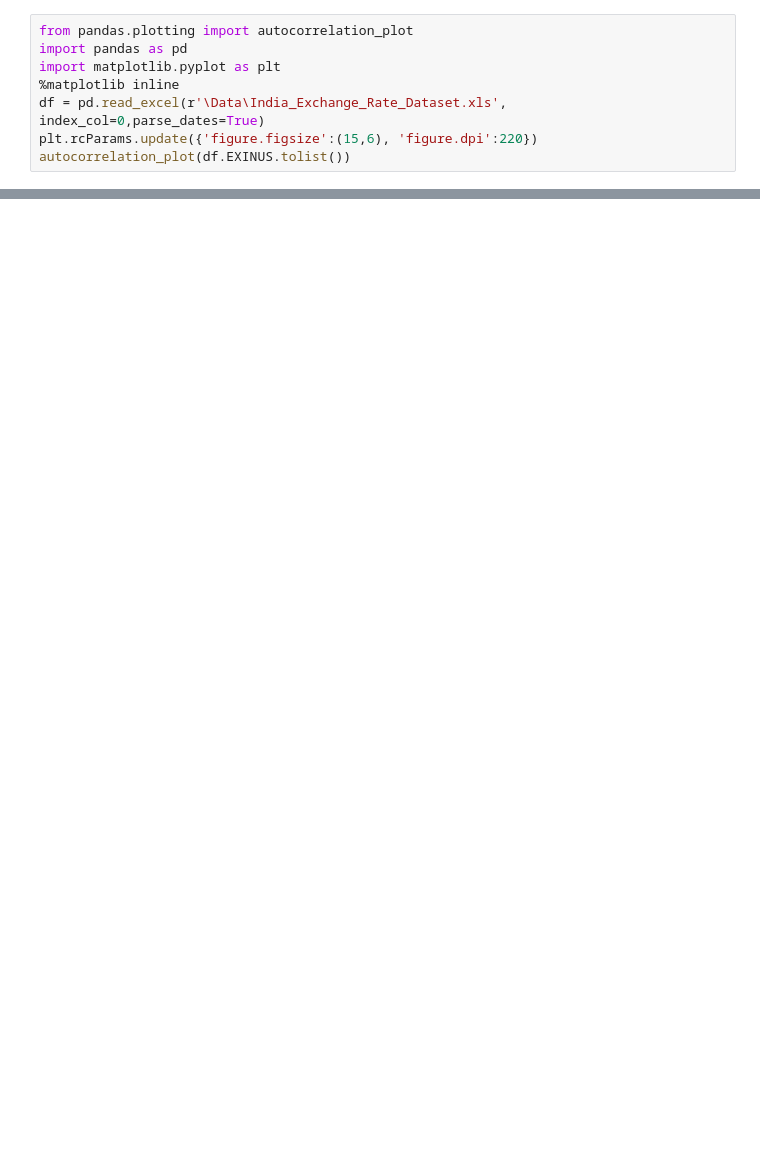
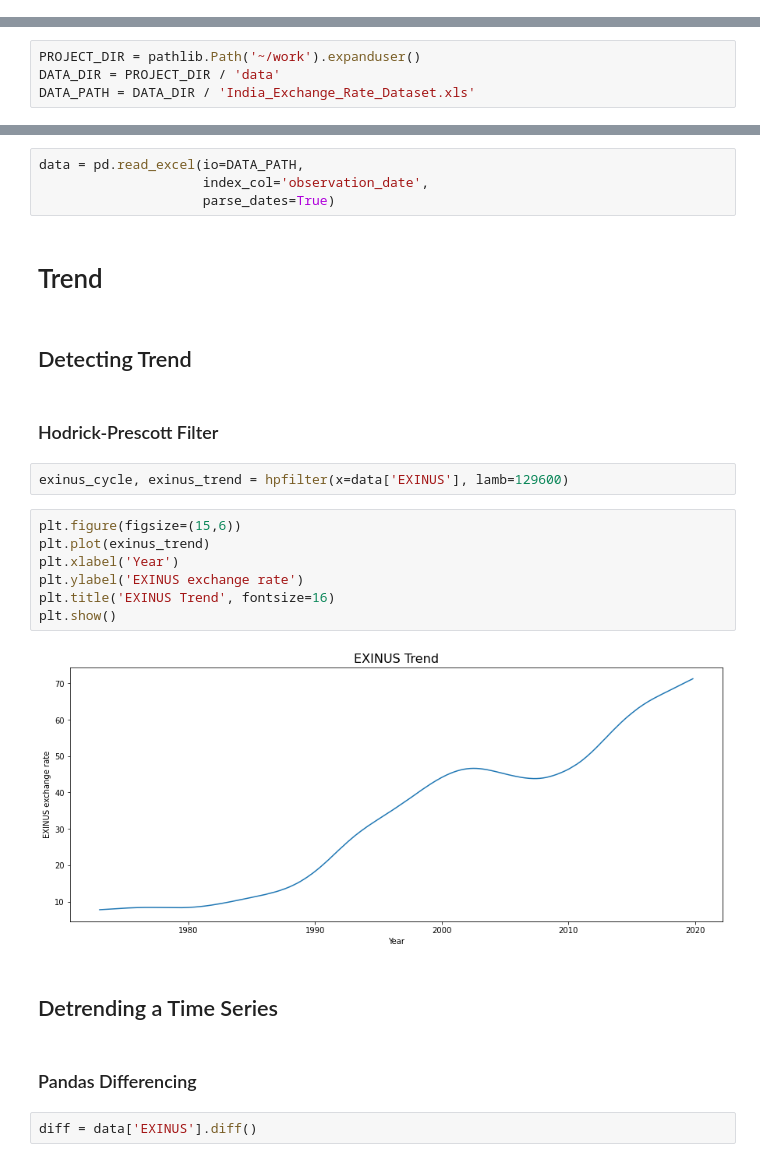
Before and after one commit to rjafarau/hands-on-time-series-analysis-python, a Jupyter notebook: source/CH01_Time_Series_Characteristics.ipynb, the cells around one changed output, grey strips where cells are left out. Saved outputs shown, nothing was run; the diff lists cells and outputs as text; blank space fills up the shorter version.

Commit message:
Complete chapter 1 Time Series Characteristics

```diff
--- a/source/CH01_Time_Series_Characteristics.ipynb
+++ b/source/CH01_Time_Series_Characteristics.ipynb
@@ -97,9 +0,0 @@ plt.show()
-# %%
-from pandas.plotting import autocorrelation_plot
-import pandas as pd
-import matplotlib.pyplot as plt
-%matplotlib inline
-df = pd.read_excel(r'\Data\India_Exchange_Rate_Dataset.xls',
-index_col=0,parse_dates=True)
-plt.rcParams.update({'figure.figsize':(15,6), 'figure.dpi':220})
-autocorrelation_plot(df.EXINUS.tolist())
@@ -170,0 +15,4 @@ result.plot();
+# %%
+PROJECT_DIR = pathlib.Path('~/work').expanduser()
+DATA_DIR = PROJECT_DIR / 'data'
+DATA_PATH = DATA_DIR / 'India_Exchange_Rate_Dataset.xls'
@@ -170,0 +21,27 @@ result.plot();
+# %%
+data = pd.read_excel(io=DATA_PATH,
+                     index_col='observation_date',
+                     parse_dates=True)
+# %% [markdown]
+# Trend
+# %% [markdown]
+## Detecting Trend
+# %% [markdown]
+### Hodrick-Prescott Filter
+# %%
+exinus_cycle, exinus_trend = hpfilter(x=data['EXINUS'], lamb=129600)
+# %%
+plt.figure(figsize=(15,6))
+plt.plot(exinus_trend)
+plt.xlabel('Year')
+plt.ylabel('EXINUS exchange rate')
+plt.title('EXINUS Trend', fontsize=16)
+plt.show()
+# %% [output]
+[figure, added]
+# %% [markdown]
+## Detrending a Time Series
+# %% [markdown]
+### Pandas Differencing
+# %%
+diff = data['EXINUS'].diff()
```
Also changed, not shown: parts of 51 cells of this notebook.
